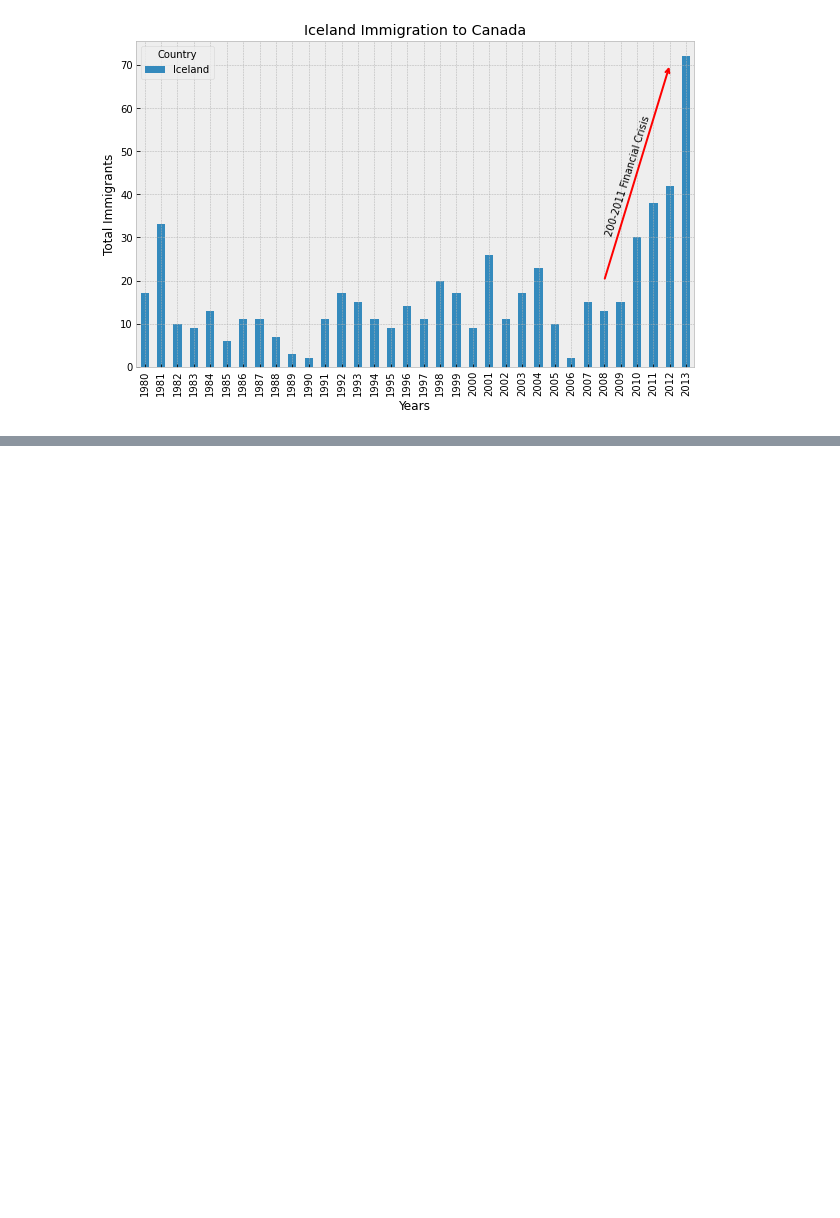
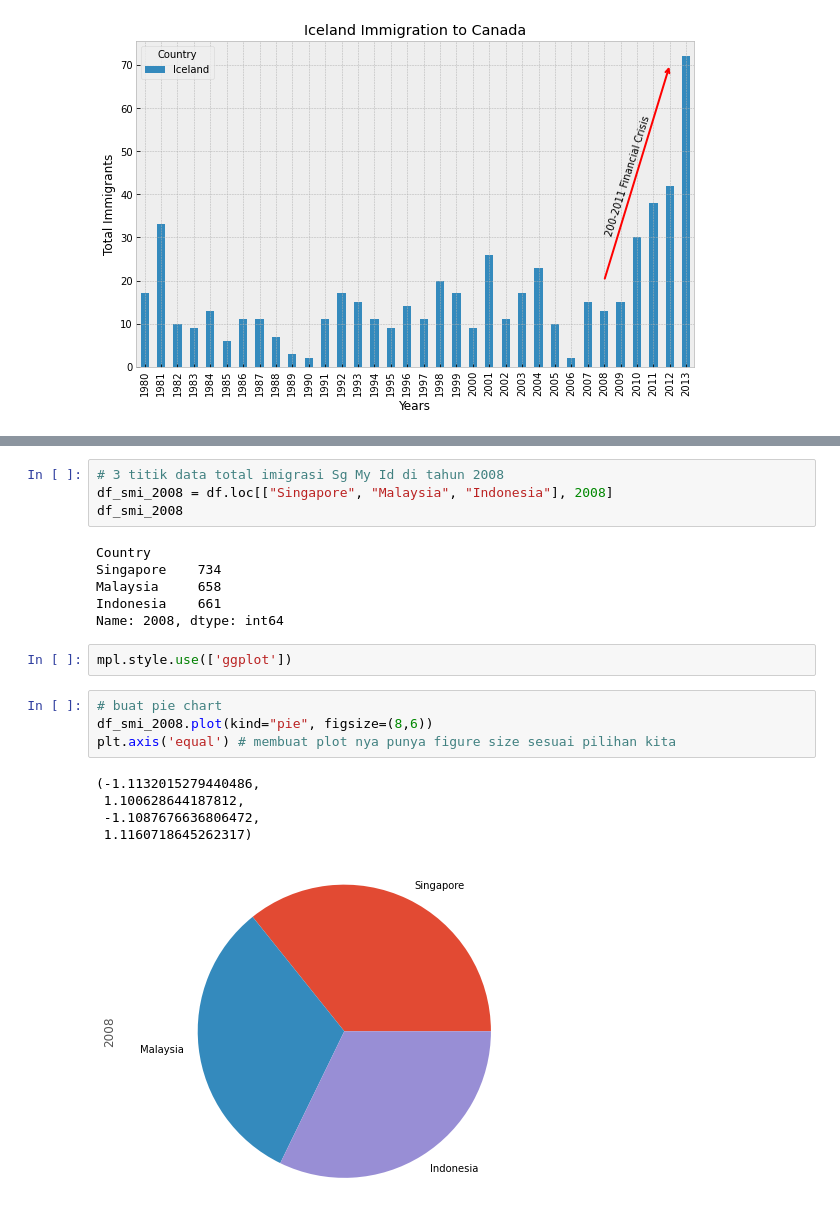
Before and after one commit to stefkwan-h8/pytn071, a Jupyter notebook: Sesi07.ipynb, the cells around one changed output, grey strips where cells are left out. Cells and saved outputs as stored; diff of their text form; blank space fills up the shorter version.

```diff
--- a/Sesi07.ipynb
+++ b/Sesi07.ipynb
@@ -447,0 +459,22 @@ Text(0, 0.5, 'Total Immigrants')
+# %%
+# 3 titik data total imigrasi Sg My Id di tahun 2008
+df_smi_2008 = df.loc[["Singapore", "Malaysia", "Indonesia"], 2008]
+df_smi_2008
+# %% [output]
+Country
+Singapore    734
+Malaysia     658
+Indonesia    661
+Name: 2008, dtype: int64
+# %%
+mpl.style.use(['ggplot'])
+# %%
+# buat pie chart
+df_smi_2008.plot(kind="pie", figsize=(8,6))
+plt.axis('equal') # membuat plot nya punya figure size sesuai pilihan kita
+# %% [output]
+(-1.1132015279440486,
+ 1.100628644187812,
+ -1.1087676636806472,
+ 1.1160718645262317)
+[figure, added]
```
Also changed, not shown: parts of 34 cells of this notebook.
